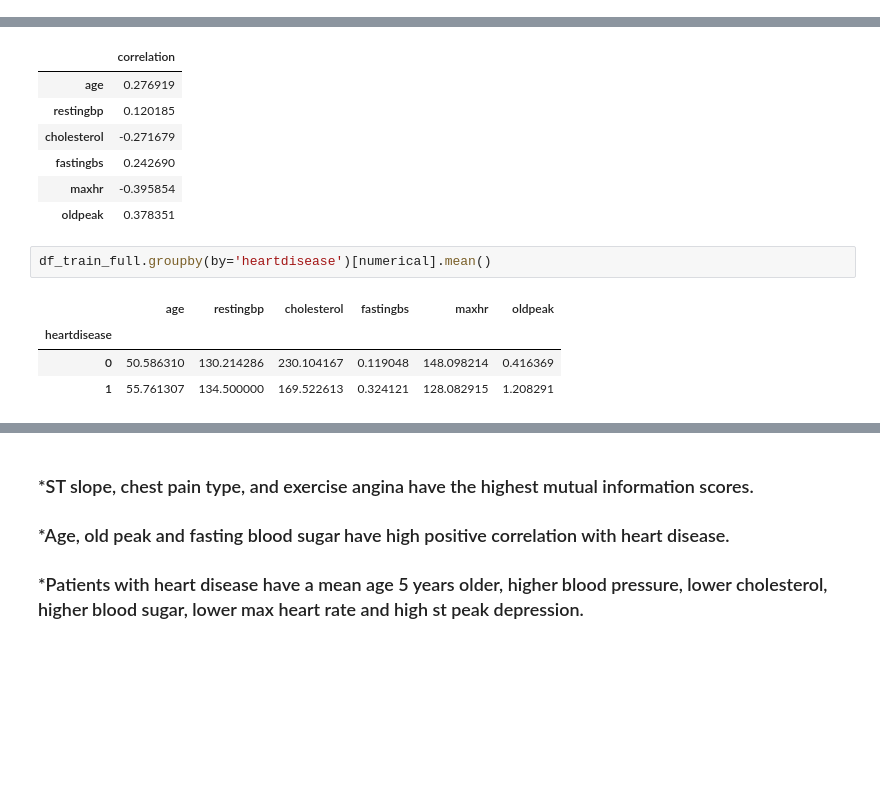
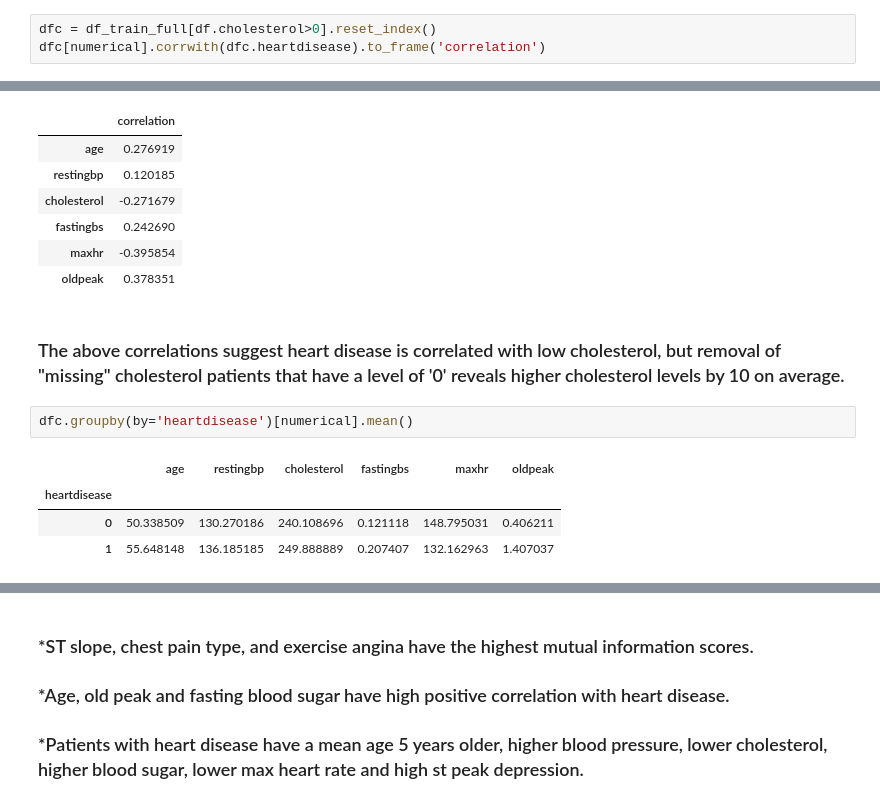
Before and after one commit to jg5xraydelta/MLZmidterm_project2025, a Jupyter notebook: HeartFailureMidterm(final).ipynb, the cells around one changed output, grey strips where cells are left out. Cells and saved outputs as stored; diff of their text form; blank space fills up the shorter version.

```diff
--- a/HeartFailureMidterm(final).ipynb
+++ b/HeartFailureMidterm(final).ipynb
@@ -321,3 +213,6 @@ print(df.heartdisease[(df.cholesterol>0)].sum()/df.heartdisease[(df.cholesterol>
 # %% [output]
 0.8837209302325582
 0.4772117962466488
+# %%
+dfc = df_train_full[df.cholesterol>0].reset_index()
+dfc[numerical].corrwith(dfc.heartdisease).to_frame('correlation')
@@ -396,10 +299,12 @@ df_train_full[numerical].corrwith(df_train_full.heartdisease).to_frame('correlat
 | fastingbs | 0.242690 |
 | maxhr | -0.395854 |
 | oldpeak | 0.378351 |
+# %% [markdown]
+### The above correlations suggest heart disease is correlated with low cholesterol, but removal of "missing" cholesterol patients that have a level of '0' reveals higher cholesterol levels by 10 on average.
 # %%
-df_train_full.groupby(by='heartdisease')[numerical].mean()
+dfc.groupby(by='heartdisease')[numerical].mean()
 # %% [output]
 |  | age | restingbp | cholesterol | fastingbs | maxhr | oldpeak |
 | heartdisease |  |  |  |  |  |  |
-| 0 | 50.586310 | 130.214286 | 230.104167 | 0.119048 | 148.098214 | 0.416369 |
-| 1 | 55.761307 | 134.500000 | 169.522613 | 0.324121 | 128.082915 | 1.208291 |
+| 0 | 50.338509 | 130.270186 | 240.108696 | 0.121118 | 148.795031 | 0.406211 |
+| 1 | 55.648148 | 136.185185 | 249.888889 | 0.207407 | 132.162963 | 1.407037 |
```
Also changed, not shown: parts of 4 cells of this notebook.
